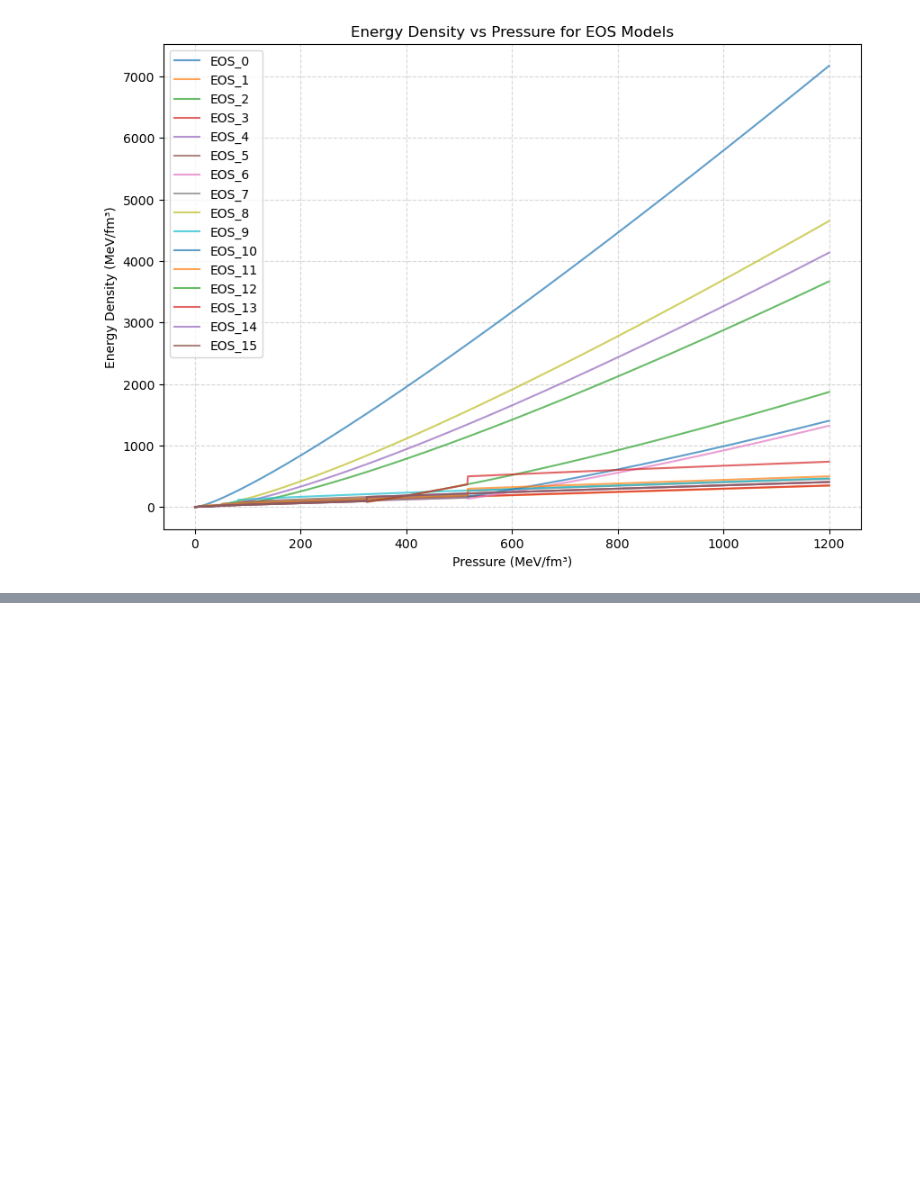
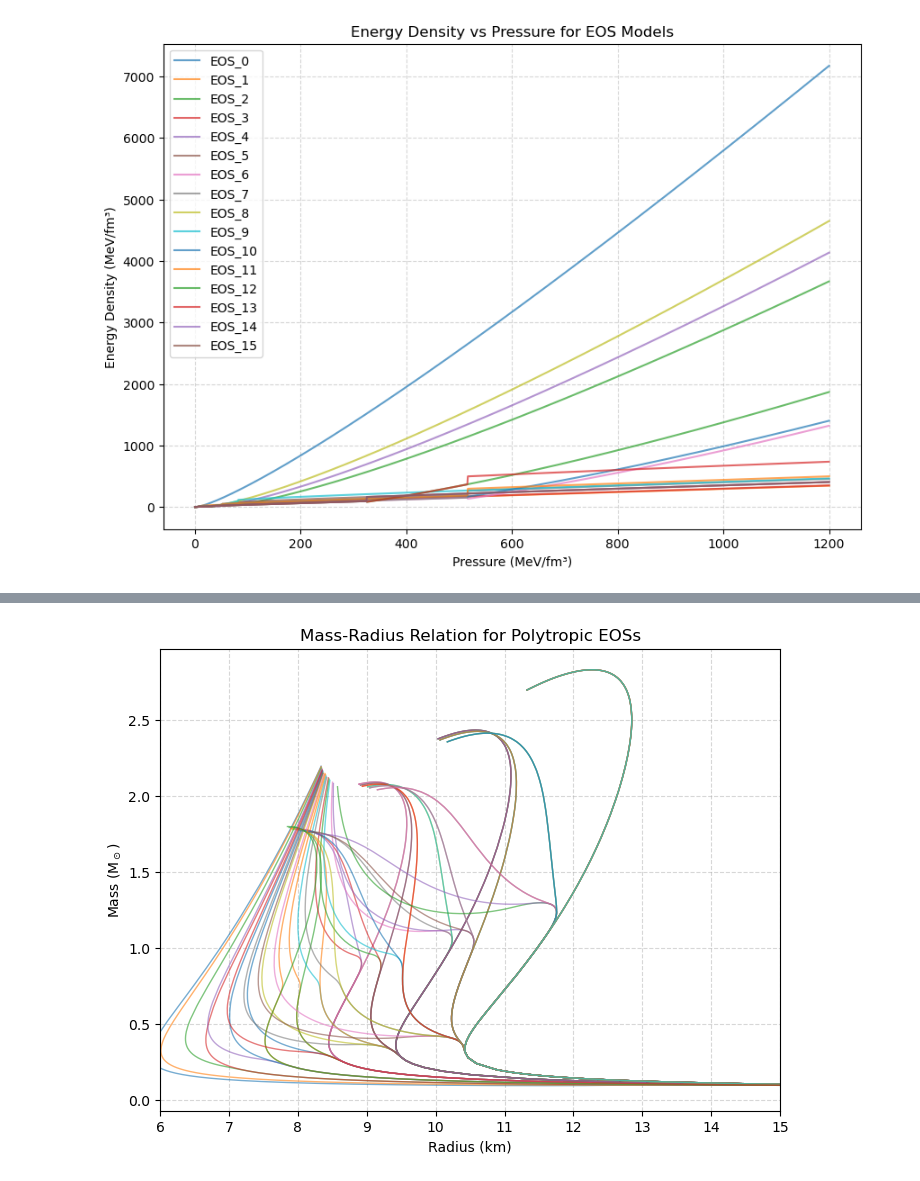
Before and after one commit to giorgoskoufetidis/TOV_EQUATIONS, a Jupyter notebook: polytropic_stars/asdasdasd.ipynb, the cells around one changed output, grey strips where cells are left out. Drawn from its saved outputs; the diff is of its cells as text; code cells hidden in the pictures; blank space fills up the shorter version.

```diff
--- a/polytropic_stars/asdasdasd.ipynb
+++ b/polytropic_stars/asdasdasd.ipynb
@@ -177,2 +177,30 @@ plt.show()
+# %%
+import matplotlib.pyplot as plt
+import csv
+import glob
+
+files = glob.glob("polytropic_main/TOV_results/*TOV.csv")
+
+plt.figure(figsize=(8,6))
+for file in files:
+    masses, radii = [], []
+    with open(file, 'r') as f:
+        reader = csv.DictReader(f)
+        for row in reader:
+            mass_km = float(row['Mass'])
+            radius_km = float(row['Radius'])
+            mass_Msun = mass_km
+            masses.append(mass_Msun)
+            radii.append(radius_km)
+    plt.plot(radii, masses, alpha=0.6, lw=1)
+
+plt.xlabel("Radius (km)")
+plt.ylabel("Mass (M$_\odot$)")
+plt.title("Mass-Radius Relation for Polytropic EOSs")
+plt.grid(True, which="both", ls="--", alpha=0.5)
+plt.xlim(6, 15)
+plt.show()
+# %% [output]
+[figure, added]
 # %%
 # %% [output]
```
Also changed, not shown: parts of 4 cells of this notebook, 3 other files.
